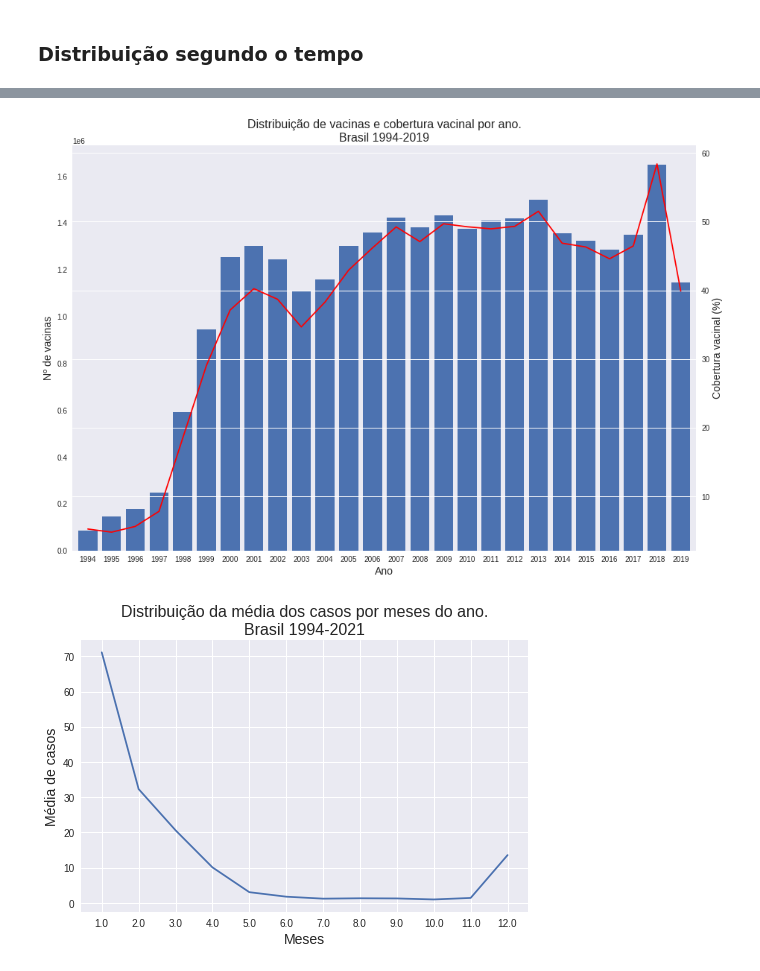
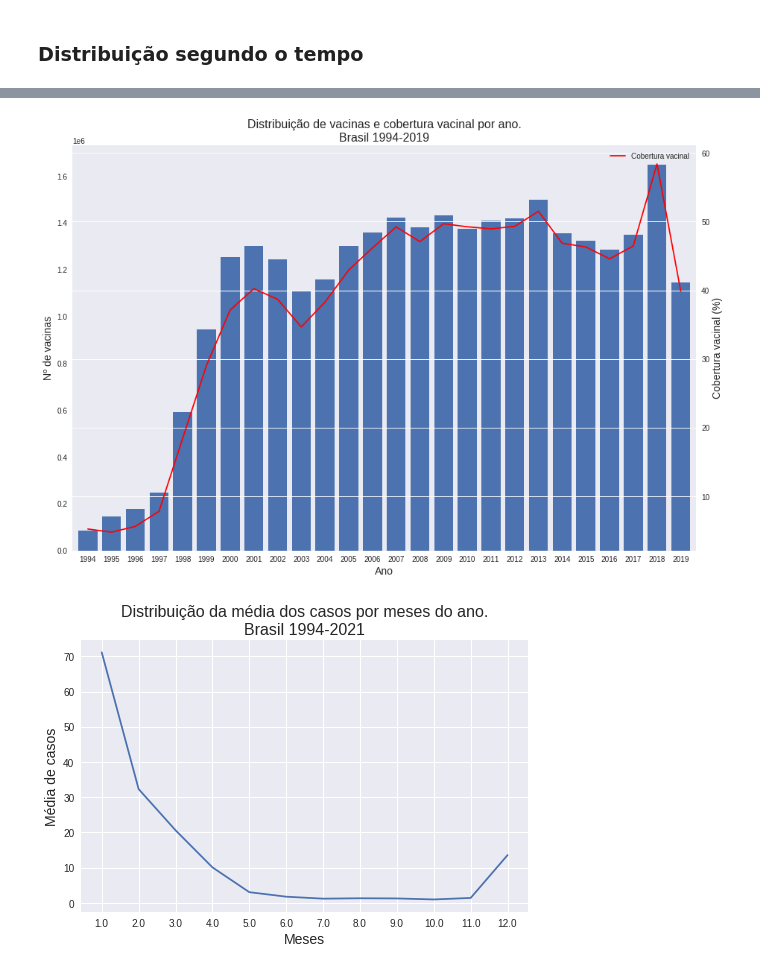
Before and after one commit to pedrosena138/if1007-tasi4, a Jupyter notebook: Analise_de_casos_de_febre_amarela_em_humanos.ipynb, the cells around one changed output, grey strips where cells are left out. Drawn from its saved outputs; the diff is of its cells as text; code cells hidden in the pictures.

```diff
--- a/Analise_de_casos_de_febre_amarela_em_humanos.ipynb
+++ b/Analise_de_casos_de_febre_amarela_em_humanos.ipynb
@@ -259,24 +260,25 @@ plt.show()
 # %%
 years = df_vaccines['ANO'].unique()
 r = np.arange(len(years))
 fig, ax = plt.subplots()
 
 first_ax = df_vaccines['QTD_VACINAS'].plot(kind='bar', label='Vacinas', width=.8, ax=ax)
 second_ax = df_vaccines['COBERTURAS_VACINAIS'].plot(color='red', label='Cobertura vacinal', secondary_y=True, ax=first_ax)
 
 ax.set_xlabel('Ano', fontsize=14)
 first_ax.set_ylabel('Nº de vacinas', fontsize=14)
 second_ax.set_ylabel('Cobertura vacinal (%)', fontsize=14)
 
 fig.set_figwidth(15)
 fig.set_figheight(10)
 
 plt.xticks(r, years)
 plt.title('Distribuição de vacinas e cobertura vacinal por ano.\nBrasil 1994-2019', fontsize=16)
 
+plt.legend()
 plt.show()
 # %% [output]
-[figure, old version]
+[figure, new version]
 # %%
 mean_per_month = df_cases.groupby(['MES_IS', 'ANO']).size().groupby('MES_IS').mean().reset_index()
 
```
Also changed, not shown: parts of 3 cells of this notebook.
